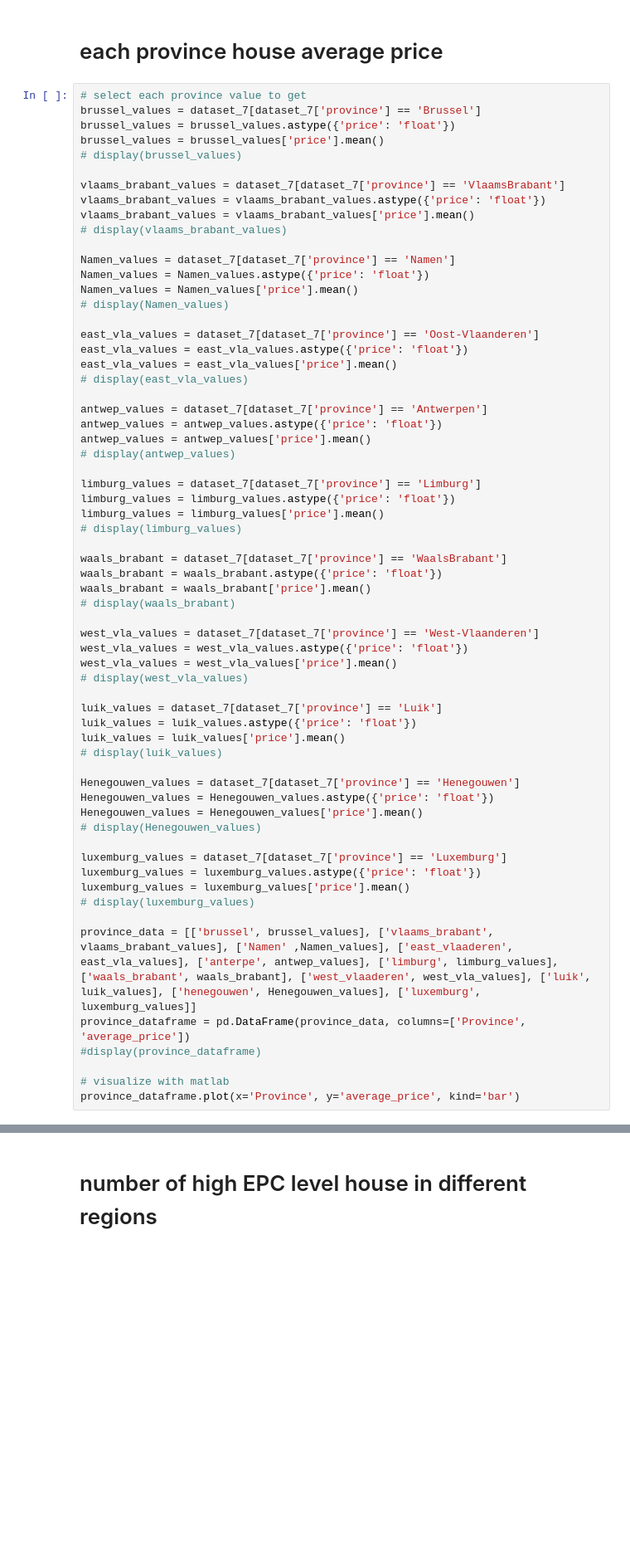
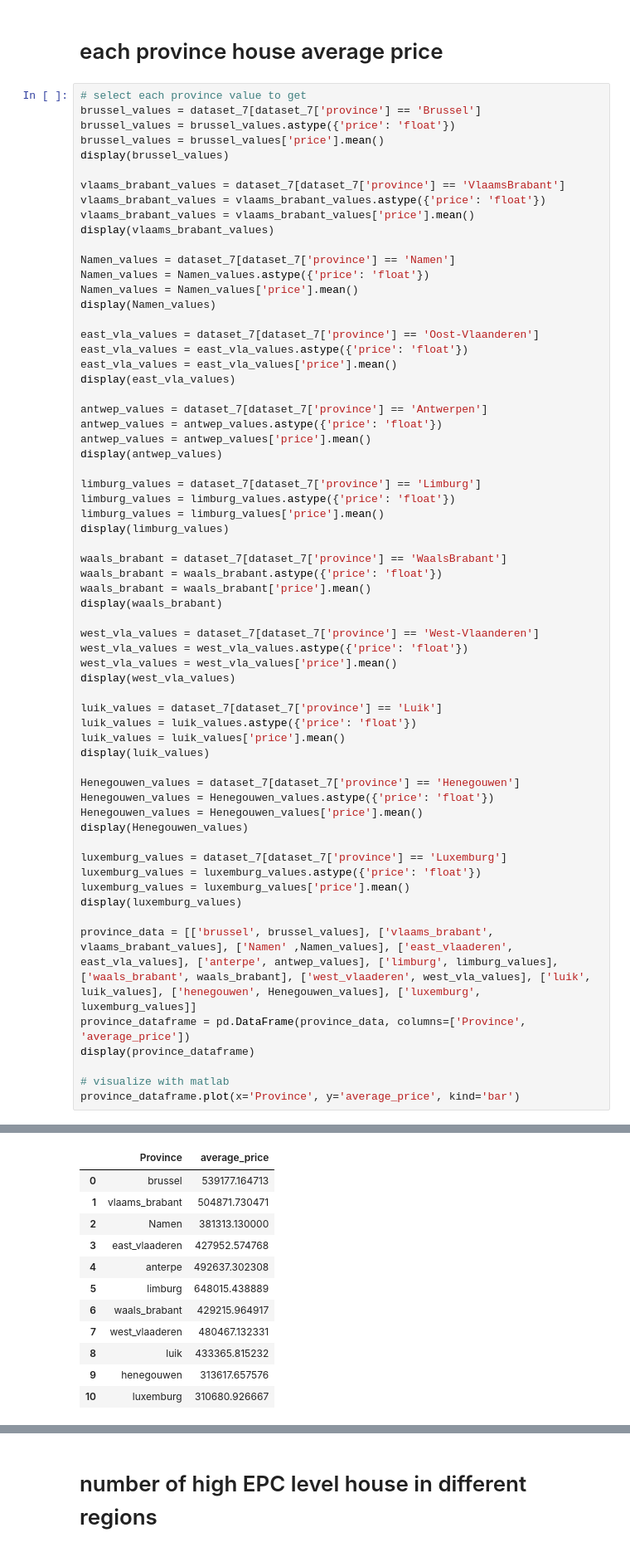
Before and after one commit to duckduckyaya/real-estate-price-prediction, a Jupyter notebook: data-acquisition/cleaning-data.ipynb, the cells around one changed output, grey strips where cells are left out. Shown at 83% size. Cells and saved outputs as stored; diff of their text form; blank space fills up the shorter version.

Commit message:
data seems right with limburg

```diff
--- a/data-acquisition/cleaning-data.ipynb
+++ b/data-acquisition/cleaning-data.ipynb
@@ -154,61 +154,61 @@ display(dataset_7)
 brussel_values = dataset_7[dataset_7['province'] == 'Brussel']
 brussel_values = brussel_values.astype({'price': 'float'})
 brussel_values = brussel_values['price'].mean()
-# display(brussel_values)
+display(brussel_values)
 
 vlaams_brabant_values = dataset_7[dataset_7['province'] == 'VlaamsBrabant']
 vlaams_brabant_values = vlaams_brabant_values.astype({'price': 'float'})
 vlaams_brabant_values = vlaams_brabant_values['price'].mean()
-# display(vlaams_brabant_values)
+display(vlaams_brabant_values)
 
 Namen_values = dataset_7[dataset_7['province'] == 'Namen']
 Namen_values = Namen_values.astype({'price': 'float'})
 Namen_values = Namen_values['price'].mean()
-# display(Namen_values)
+display(Namen_values)
 
 east_vla_values = dataset_7[dataset_7['province'] == 'Oost-Vlaanderen']
 east_vla_values = east_vla_values.astype({'price': 'float'})
 east_vla_values = east_vla_values['price'].mean()
-# display(east_vla_values)
+display(east_vla_values)
 
 antwep_values = dataset_7[dataset_7['province'] == 'Antwerpen']
 antwep_values = antwep_values.astype({'price': 'float'})
 antwep_values = antwep_values['price'].mean()
-# display(antwep_values)
+display(antwep_values)
 
 limburg_values = dataset_7[dataset_7['province'] == 'Limburg']
 limburg_values = limburg_values.astype({'price': 'float'})
 limburg_values = limburg_values['price'].mean()
-# display(limburg_values)
+display(limburg_values)
 
 waals_brabant = dataset_7[dataset_7['province'] == 'WaalsBrabant']
 waals_brabant = waals_brabant.astype({'price': 'float'})
 waals_brabant = waals_brabant['price'].mean()
-# display(waals_brabant)
+display(waals_brabant)
 
 west_vla_values = dataset_7[dataset_7['province'] == 'West-Vlaanderen']
 west_vla_values = west_vla_values.astype({'price': 'float'})
 west_vla_values = west_vla_values['price'].mean()
-# display(west_vla_values)
+display(west_vla_values)
 
 luik_values = dataset_7[dataset_7['province'] == 'Luik']
 luik_values = luik_values.astype({'price': 'float'})
 luik_values = luik_values['price'].mean()
-# display(luik_values)
+display(luik_values)
 
 Henegouwen_values = dataset_7[dataset_7['province'] == 'Henegouwen']
 Henegouwen_values = Henegouwen_values.astype({'price': 'float'})
 Henegouwen_values = Henegouwen_values['price'].mean()
-# display(Henegouwen_values)
+display(Henegouwen_values)
 
 luxemburg_values = dataset_7[dataset_7['province'] == 'Luxemburg']
 luxemburg_values = luxemburg_values.astype({'price': 'float'})
 luxemburg_values = luxemburg_values['price'].mean()
-# display(luxemburg_values)
+display(luxemburg_values)
 
 province_data = [['brussel', brussel_values], ['vlaams_brabant', vlaams_brabant_values], ['Namen' ,Namen_values], ['east_vlaaderen', east_vla_values], ['anterpe', antwep_values], ['limburg', limburg_values], ['waals_brabant', waals_brabant], ['west_vlaaderen', west_vla_values], ['luik', luik_values], ['henegouwen', Henegouwen_values], ['luxemburg', luxemburg_values]]
 province_dataframe = pd.DataFrame(province_data, columns=['Province', 'average_price'])
-#display(province_dataframe)
+display(province_dataframe)
 
 # visualize with matlab
 province_dataframe.plot(x='Province', y='average_price', kind='bar')
@@ -216,0 +227,12 @@ province_dataframe.plot(x='Province', y='average_price', kind='bar')
+|  | Province | average_price |
+| 0 | brussel | 539177.164713 |
+| 1 | vlaams_brabant | 504871.730471 |
+| 2 | Namen | 381313.130000 |
+| 3 | east_vlaaderen | 427952.574768 |
+| 4 | anterpe | 492637.302308 |
+| 5 | limburg | 648015.438889 |
+| 6 | waals_brabant | 429215.964917 |
+| 7 | west_vlaaderen | 480467.132331 |
+| 8 | luik | 433365.815232 |
+| 9 | henegouwen | 313617.657576 |
+| 10 | luxemburg | 310680.926667 |
```
Also changed, not shown: parts of 1 cell of this notebook.
